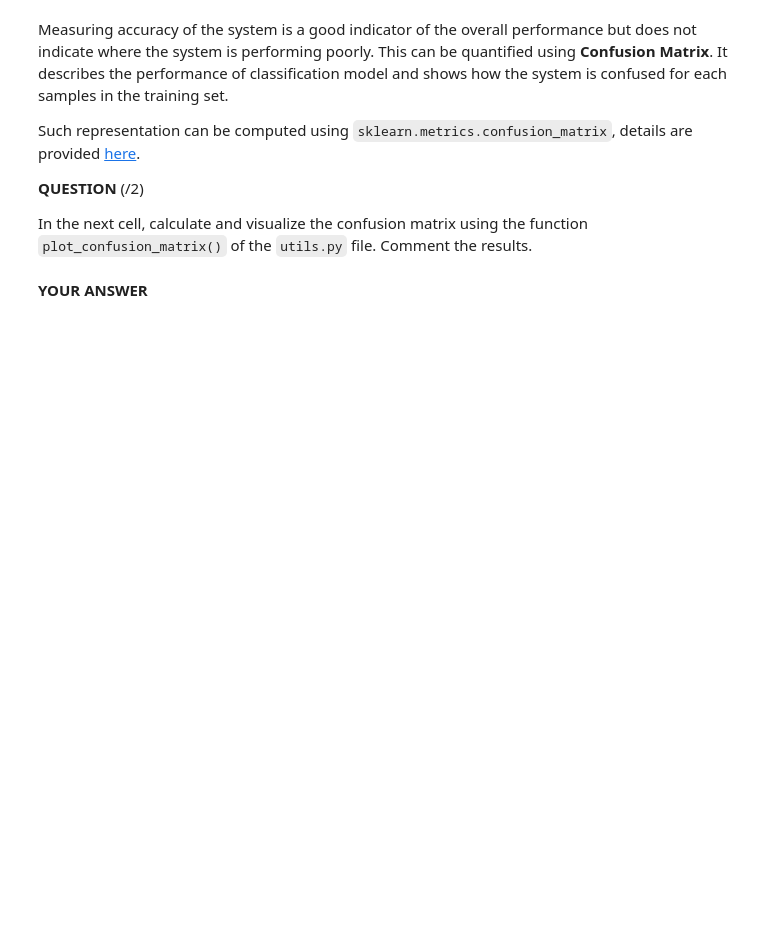
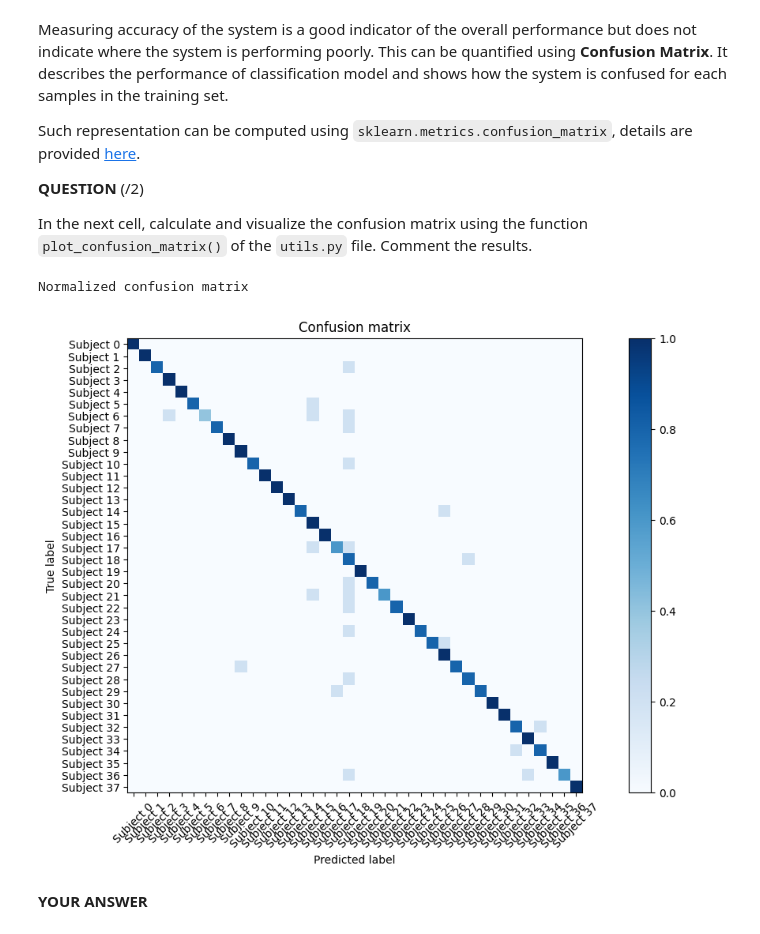
Before and after one commit to AlexYcode/IPLAB, a Jupyter notebook: Lab2/code/02_object_detection_and_recognition_2025.ipynb, the cells around one changed output. Drawn from its saved outputs; the diff is of its cells as text; code cells hidden in the pictures; blank space fills up the shorter version.

```diff
--- a/Lab2/code/02_object_detection_and_recognition_2025.ipynb
+++ b/Lab2/code/02_object_detection_and_recognition_2025.ipynb
@@ -1524,6 +1530,20 @@ def compute_centroids(data, trsfrm, label):
     unique_lbl = None
 
     # YOUR CODE HERE
+    transformed_data = trsfrm.transform(data)
+    unique_lbl = np.unique(label)
+
+    centroids = []
+    for lbl in unique_lbl:
+        # Extract all samples belonging to this label
+        samples_of_label = transformed_data[label == lbl]
+
+        # Compute the mean (centroid) for the samples belonging to this label
+        centroid = np.mean(samples_of_label, axis=0)
+        centroids.append(centroid)
+
+    # Convert centroids to an array
+    centroids = np.array(centroids)
 
     return centroids, unique_lbl
 # %% [markdown]
@@ -1570,6 +1598,22 @@ def recognize(trsfrm, centroids, centroids_label, samples):
     pred = None
 
     # YOUR CODE HERE
+    transformed_samples = trsfrm.transform(samples)  # Project samples into the subspace
+
+    # Step 2: Compute distances from each sample to all centroids
+    pred = []  # To store predicted labels
+    for sample in transformed_samples:
+        # Calculate the Euclidean distance to each centroid
+        distances = np.linalg.norm(centroids - sample, axis=1)
+
+        # Find the nearest centroid (minimum distance)
+        nearest_centroid_index = np.argmin(distances)
+
+        # Assign the label of the nearest centroid
+        pred.append(centroids_label[nearest_centroid_index])
+
+    # Convert predictions to a numpy array
+    pred = np.array(pred)
 
     return pred
 # %% [markdown]
@@ -1590,6 +1636,14 @@ In the nex cell, estimate the recognition accuracy on the testing set. Comment t
 test_acc = 0
 
 # YOUR CODE HERE
+test_img, test_label = load_images(test)
+test_centroids, test_centroid_label = compute_centroids(test_img, pca, test_label)
+# Recognize training set
+pca_test_pred = recognize(pca, test_centroids, test_centroid_label, test_img)
 
+# Compute performance
+n_err = np.count_nonzero(np.where(pca_test_pred != test_label))
+test_acc = 1.0 - n_err / test_label.size
 
 print("The recognition accuracy on the testing set is {:.2f}".format(test_acc))
+len(test_centroid_label)
@@ -1606,11 +1665,18 @@ In the next cell, calculate and visualize the confusion matrix using the functio
 # %%
 #########################
 # YOUR CODE HERE
 #########################
+from sklearn.metrics import confusion_matrix
+cm = confusion_matrix(test_label, pca_test_pred)
+
+classes = [f"Subject {i}" for i in range(38)]
 
 # Plot confusion matrix
 plt.figure(figsize=(12, 7))
 plot_confusion_matrix(cm, classes, normalize=True)
+# %% [output]
+Normalized confusion matrix
+[figure, added]
 # %% [markdown]
 **YOUR ANSWER**
 # %% [markdown]
```
Also changed, not shown: parts of 23 cells of this notebook.
